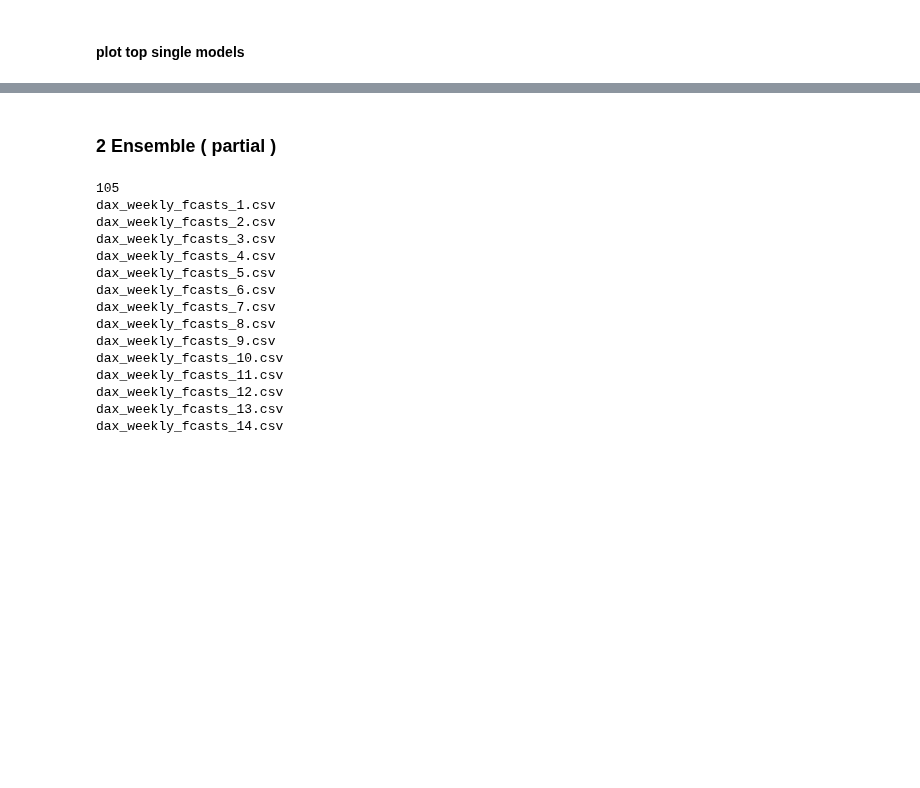
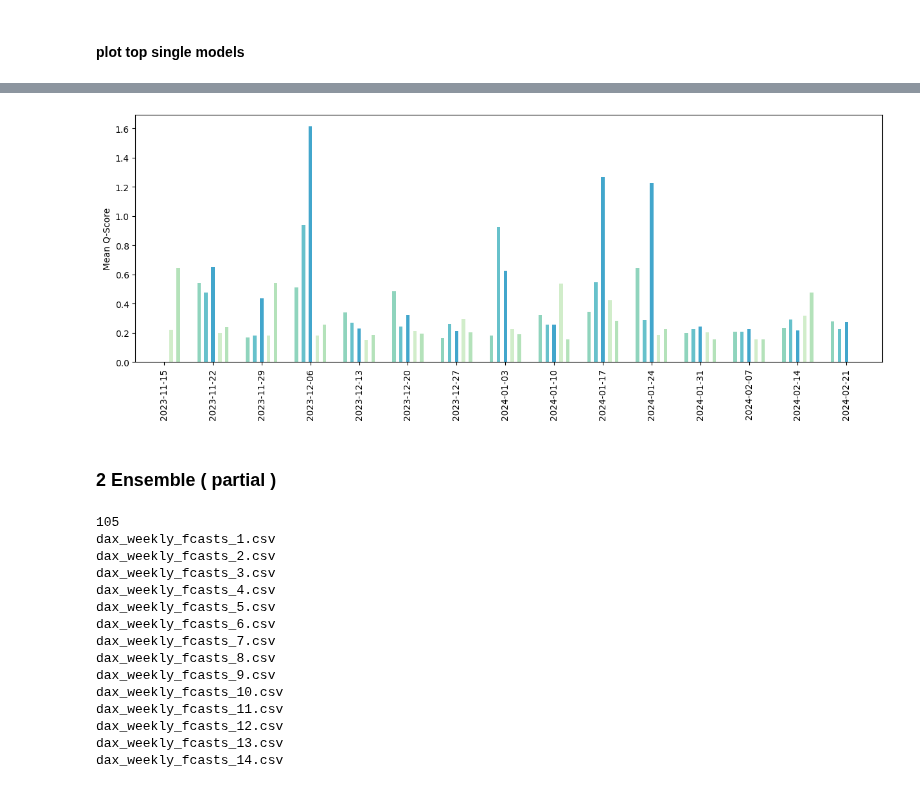
Before and after one commit to hikotei/2023_11-PTSFC, a Jupyter notebook: energy/2024_03_30 !!! plot n eval DAX ens.ipynb, the cells around one changed output, grey strips where cells are left out. Drawn from its saved outputs; the diff is of its cells as text; code cells hidden in the pictures; blank space fills up the shorter version.

```diff
--- a/energy/2024_03_30 !!! plot n eval DAX ens.ipynb
+++ b/energy/2024_03_30 !!! plot n eval DAX ens.ipynb
@@ -193,3 +340,43 @@ plt.show()
+# %%
+plt.figure(figsize=(15, 5))
+
+fcast_hor = [1,2,5,6,7]
+
+# mark fcast dates
+start_date = pd.Timestamp('2023-11-15')
+end_date = pd.Timestamp('2024-02-14')
+fcast_dates_cet = pd.date_range(start=start_date, end=end_date, freq='W-WED').tolist()
+
+# colormap = mpl.colormaps.get_cmap('PuBu')
+colormap = mpl.cm.get_cmap('GnBu')
+
+model = 'garch_std'
+for fcast_idx, fcast_date in enumerate(fcast_dates_cet):
+
+    subm_timestamps = [(fcast_date + pd.Timedelta(days=i)) for i in fcast_hor]
+    model_df = model_scores_entire_period_dict[model].iloc[:,:5].mean(axis=1)
+    model_df.index = [x.replace(tzinfo=None) for x in model_df.index]
+    model_df = model_df.loc[model_df.index.isin(subm_timestamps)]
+
+    # Plot bars with specific colors
+    for i, timestamp in enumerate(model_df.index):
+        perc = (i+2)/(len(model_df)+4)
+        plt.bar(timestamp, model_df[timestamp], width=0.5, color=colormap(perc), alpha=1)
+
+# # mark fcast dates
+# for fcast_date in fcast_dates_cet:
+#     plt.axvline(fcast_date, color='grey', linestyle='--', zorder=0)
+
+# custom x ticks as fcast_dates_cet
+# add one more date to the end for the last bar
+fcast_dates_cet.append(fcast_dates_cet[-1] + pd.Timedelta(days=7))
+fcast_dates_cet_str = [date.strftime('%Y-%m-%d') for date in fcast_dates_cet]
+plt.xticks(ticks=fcast_dates_cet, labels=fcast_dates_cet_str, rotation=90)
+
+plt.ylabel('Mean Q-Score')
+plt.show()
+# %% [output]
+[figure, added]
 # %% [markdown]
 ### 2 Ensemble ( partial )
 # %%
```
Also changed, not shown: parts of 8 cells of this notebook, 11 other files.
